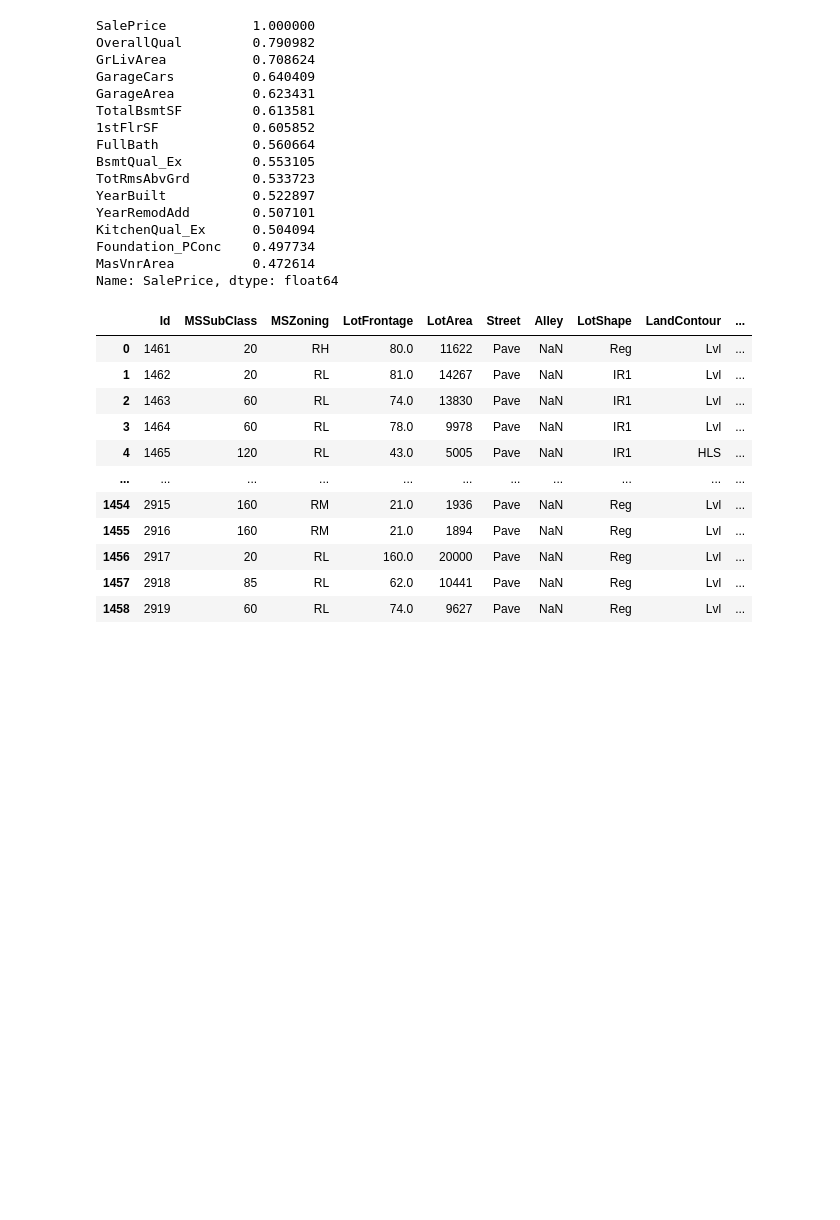
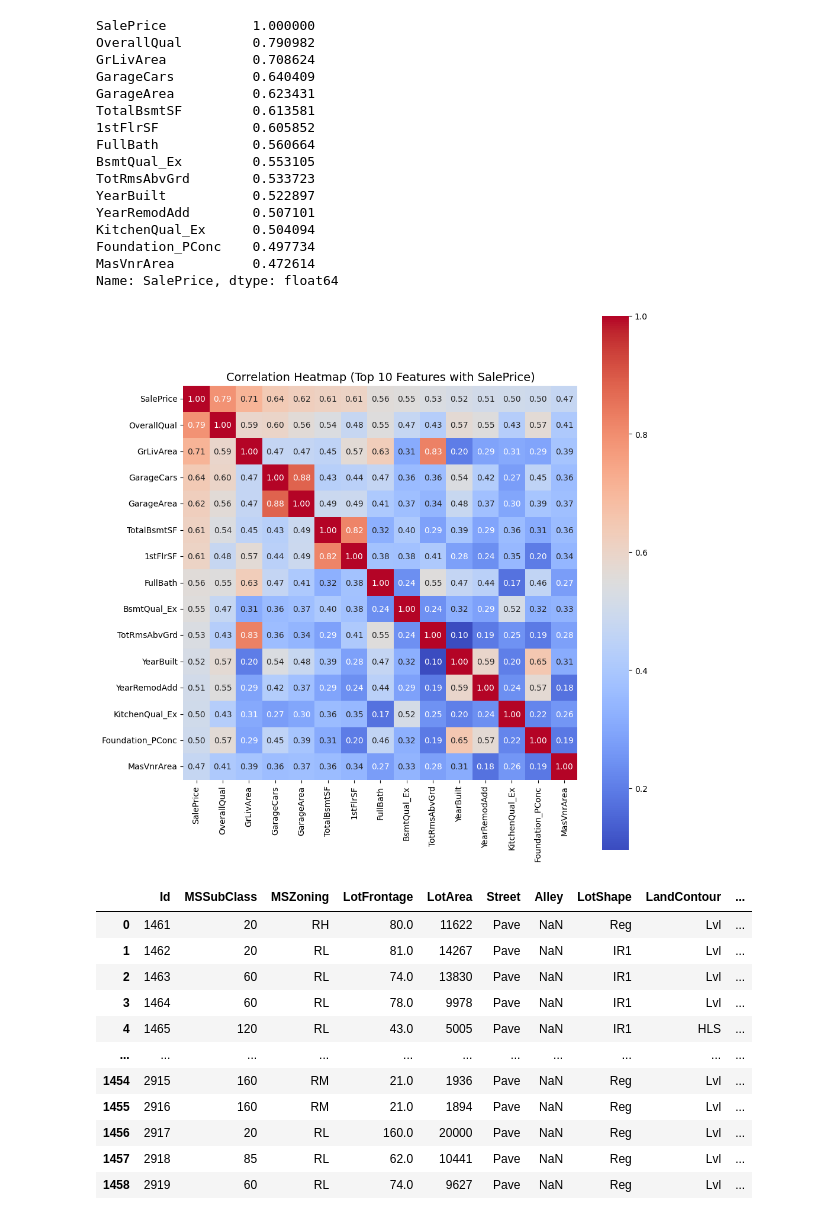
Before and after one commit to bala1592max/Bala_TQM_AI, a Jupyter notebook: house-price-prediction-project.ipynb, the cells around one changed output. Cells and saved outputs as stored; diff of their text form; code cells hidden in the pictures; blank space fills up the shorter version.

Commit message:
Kaggle Notebook | house_price_prediction project | Version 9

```diff
--- a/house-price-prediction-project.ipynb
+++ b/house-price-prediction-project.ipynb
@@ -211,7 +215,9 @@ Length: 287, dtype: object
 corr_matrix = df_encoded.corr()
 
 # Isolate SalePrice and sort to find the strongest predictors
-print(corr_matrix['SalePrice'].sort_values(ascending=False).head(15))
+top_features=corr_matrix['SalePrice'].sort_values(ascending=False).head(15)
+top_features_names=corr_matrix['SalePrice'].sort_values(ascending=False).head(15).index
+top_features
 # %% [output]
 SalePrice           1.000000
 OverallQual         0.790982
@@ -229,6 +235,14 @@ KitchenQual_Ex      0.504094
 Foundation_PConc    0.497734
 MasVnrArea          0.472614
 Name: SalePrice, dtype: float64
+# %%
+plt.figure(figsize=(10, 10))
+sns.heatmap(df_encoded[top_features_names].corr(), annot=True, cmap='coolwarm', fmt=".2f", square=True)
+plt.title('Correlation Heatmap (Top 10 Features with SalePrice)', fontsize=14)
+plt.tight_layout()
+plt.show()
+# %% [output]
+[figure, added]
 # %%
 df_test=pd.read_csv('/kaggle/input/competitions/home-data-for-ml-course/test.csv')
 df_test
```
Also changed, not shown: parts of 4 cells of this notebook.
